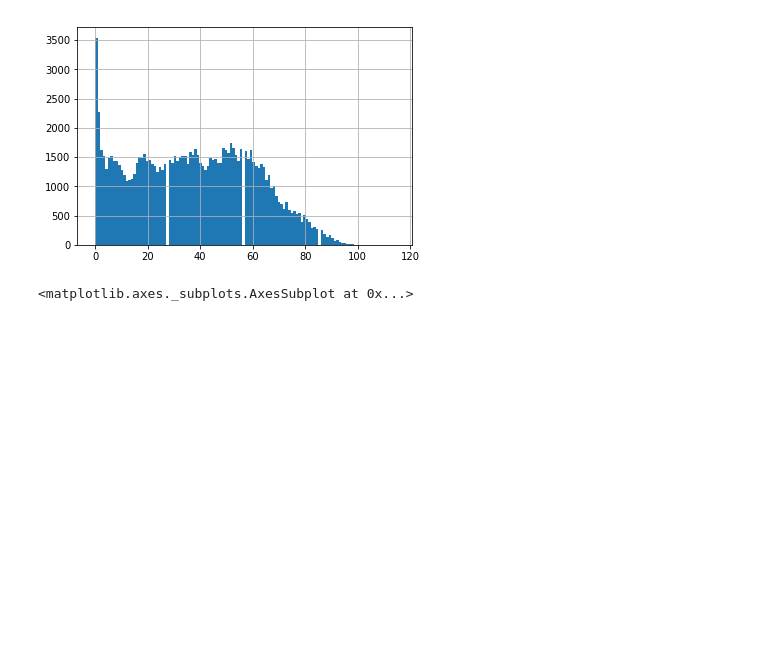
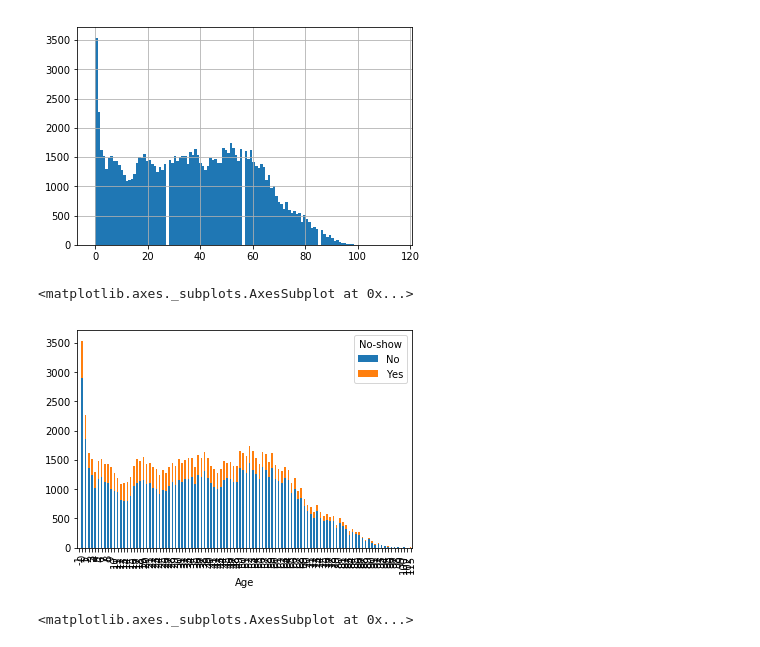
Before and after one commit to yzhu017/Assignment4, a Jupyter notebook: appointment.ipynb, the cells around one changed output. Drawn from its saved outputs; the diff is of its cells as text; code cells hidden in the pictures; blank space fills up the shorter version.

```diff
--- a/appointment.ipynb
+++ b/appointment.ipynb
@@ -60,6 +60,12 @@ df1['Age'].hist(bins=120)
 # %% [output]
 <matplotlib.axes._subplots.AxesSubplot at 0x...>
 [figure]
+# %%
+temp1=pd.crosstab(df1['Age'],df1['No-show'])
+temp1.plot(kind='bar', xticks=[1,60,120], stacked = True)
+# %% [output]
+<matplotlib.axes._subplots.AxesSubplot at 0x...>
+[figure, added]
 # %%
 temp1 = df1['No-show'].value_counts()
 temp1.plot(kind = 'bar')
```
Also changed, not shown: parts of 14 cells of this notebook.
